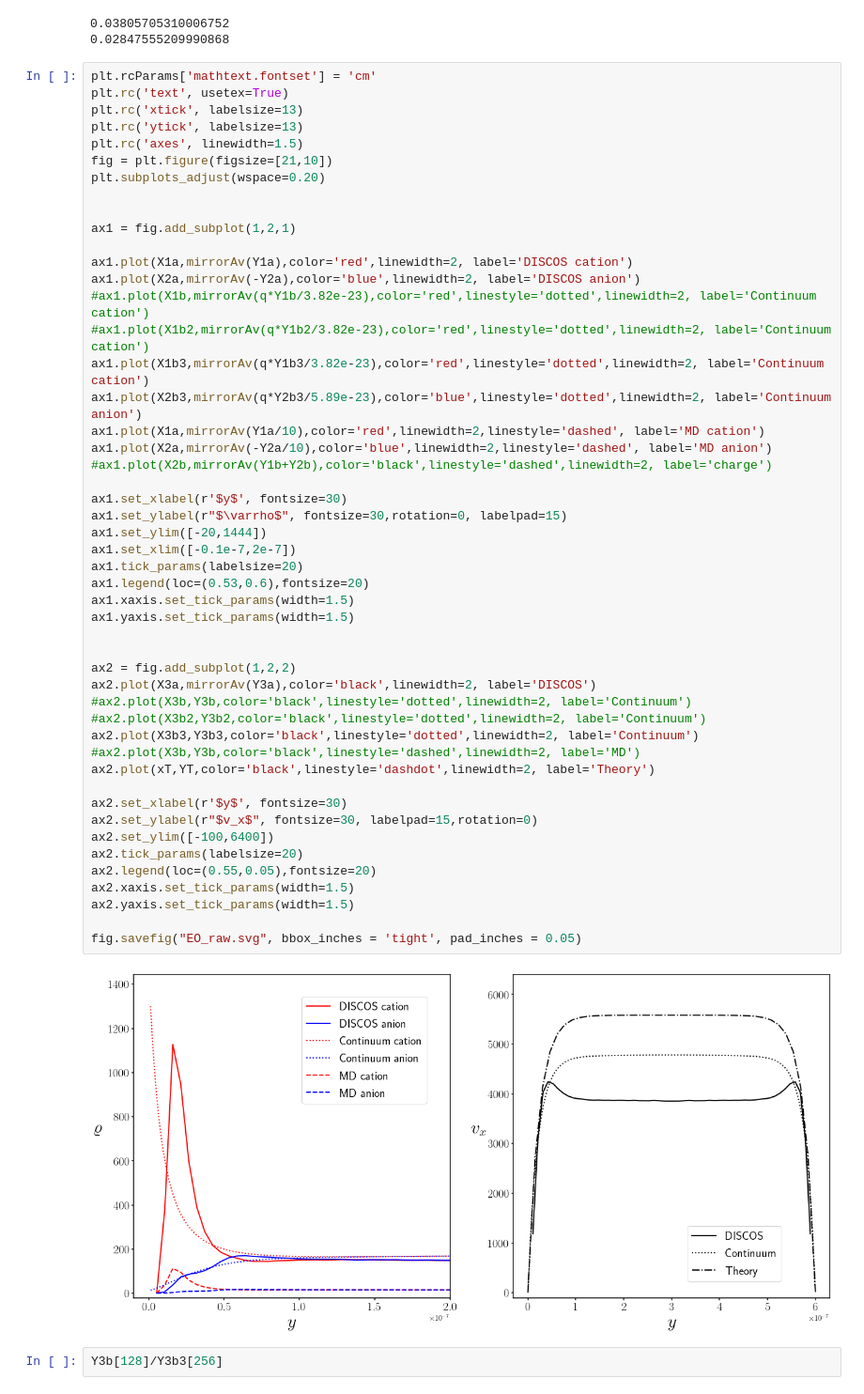
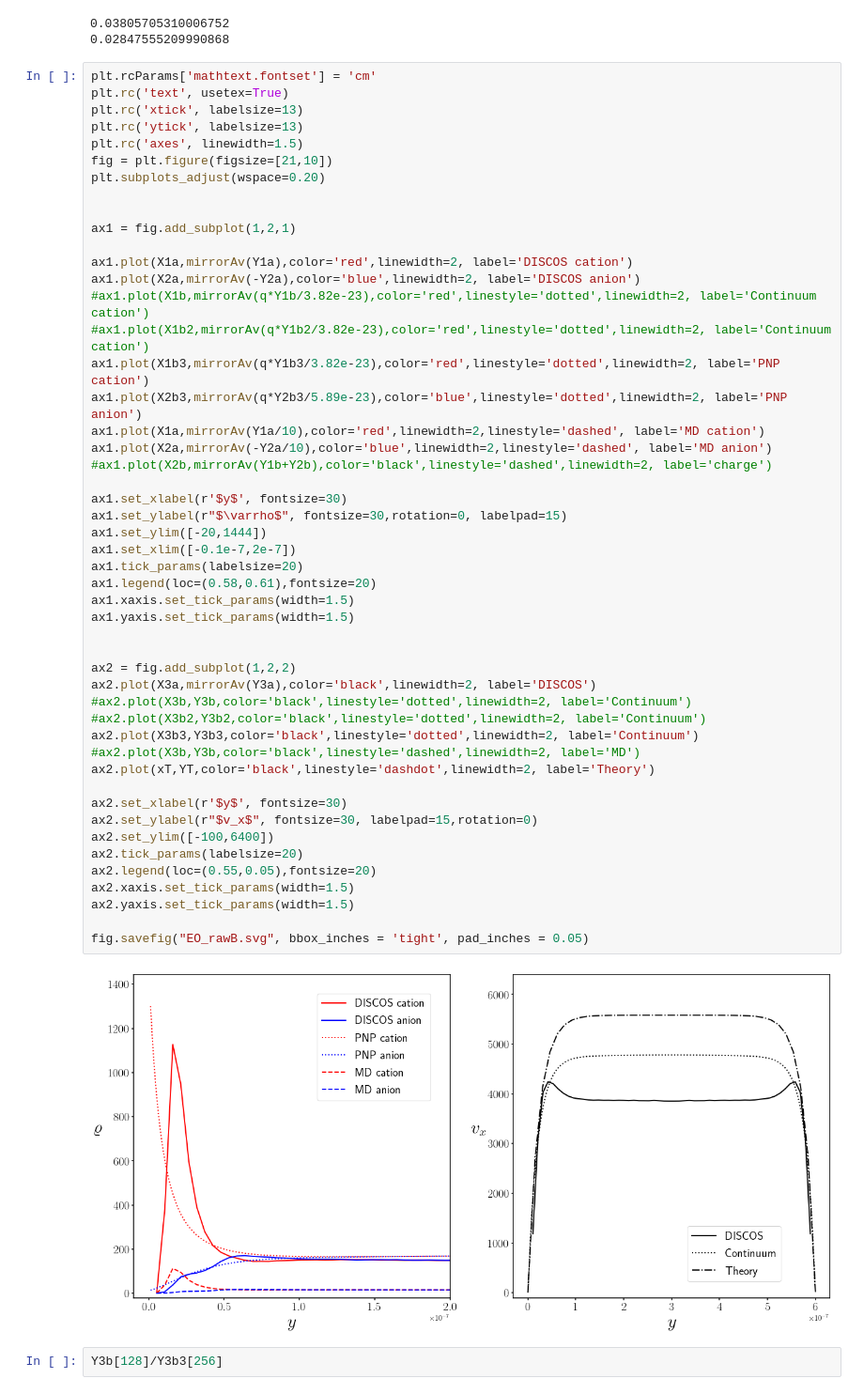
Before and after one commit to AMReX-FHD/notebooks, a Jupyter notebook: plotting.ipynb, the cells around one changed output. Shown at 94% size. Saved outputs shown, nothing was run; the diff lists cells and outputs as text.

```diff
--- a/plotting.ipynb
+++ b/plotting.ipynb
@@ -692,41 +692,41 @@ ax1.plot(X1a,mirrorAv(Y1a),color='red',linewidth=2, label='DISCOS cation')
 ax1.plot(X2a,mirrorAv(-Y2a),color='blue',linewidth=2, label='DISCOS anion')
 #ax1.plot(X1b,mirrorAv(q*Y1b/3.82e-23),color='red',linestyle='dotted',linewidth=2, label='Continuum cation')
 #ax1.plot(X1b2,mirrorAv(q*Y1b2/3.82e-23),color='red',linestyle='dotted',linewidth=2, label='Continuum cation')
-ax1.plot(X1b3,mirrorAv(q*Y1b3/3.82e-23),color='red',linestyle='dotted',linewidth=2, label='Continuum cation')
-ax1.plot(X2b3,mirrorAv(q*Y2b3/5.89e-23),color='blue',linestyle='dotted',linewidth=2, label='Continuum anion')
+ax1.plot(X1b3,mirrorAv(q*Y1b3/3.82e-23),color='red',linestyle='dotted',linewidth=2, label='PNP cation')
+ax1.plot(X2b3,mirrorAv(q*Y2b3/5.89e-23),color='blue',linestyle='dotted',linewidth=2, label='PNP anion')
 ax1.plot(X1a,mirrorAv(Y1a/10),color='red',linewidth=2,linestyle='dashed', label='MD cation')
 ax1.plot(X2a,mirrorAv(-Y2a/10),color='blue',linewidth=2,linestyle='dashed', label='MD anion')
 #ax1.plot(X2b,mirrorAv(Y1b+Y2b),color='black',linestyle='dashed',linewidth=2, label='charge')
 
 ax1.set_xlabel(r'$y$', fontsize=30)
 ax1.set_ylabel(r"$\varrho$", fontsize=30,rotation=0, labelpad=15)
 ax1.set_ylim([-20,1444])
 ax1.set_xlim([-0.1e-7,2e-7])
 ax1.tick_params(labelsize=20)
-ax1.legend(loc=(0.53,0.6),fontsize=20)
+ax1.legend(loc=(0.58,0.61),fontsize=20)
 ax1.xaxis.set_tick_params(width=1.5)
 ax1.yaxis.set_tick_params(width=1.5)
 
 
 ax2 = fig.add_subplot(1,2,2)
 ax2.plot(X3a,mirrorAv(Y3a),color='black',linewidth=2, label='DISCOS')
 #ax2.plot(X3b,Y3b,color='black',linestyle='dotted',linewidth=2, label='Continuum')
 #ax2.plot(X3b2,Y3b2,color='black',linestyle='dotted',linewidth=2, label='Continuum')
 ax2.plot(X3b3,Y3b3,color='black',linestyle='dotted',linewidth=2, label='Continuum')
 #ax2.plot(X3b,Y3b,color='black',linestyle='dashed',linewidth=2, label='MD')
 ax2.plot(xT,YT,color='black',linestyle='dashdot',linewidth=2, label='Theory')
 
 ax2.set_xlabel(r'$y$', fontsize=30)
 ax2.set_ylabel(r"$v_x$", fontsize=30, labelpad=15,rotation=0)
 ax2.set_ylim([-100,6400])
 ax2.tick_params(labelsize=20)
 ax2.legend(loc=(0.55,0.05),fontsize=20)
 ax2.xaxis.set_tick_params(width=1.5)
 ax2.yaxis.set_tick_params(width=1.5)
 
-fig.savefig("EO_raw.svg", bbox_inches = 'tight', pad_inches = 0.05)
+fig.savefig("EO_rawB.svg", bbox_inches = 'tight', pad_inches = 0.05)
 # %% [output]
-[figure, old version]
+[figure, new version]
 # %%
 Y3b[128]/Y3b3[256]
 # %% [output]
```
Also changed, not shown: parts of 40 cells of this notebook, 1 other file.
